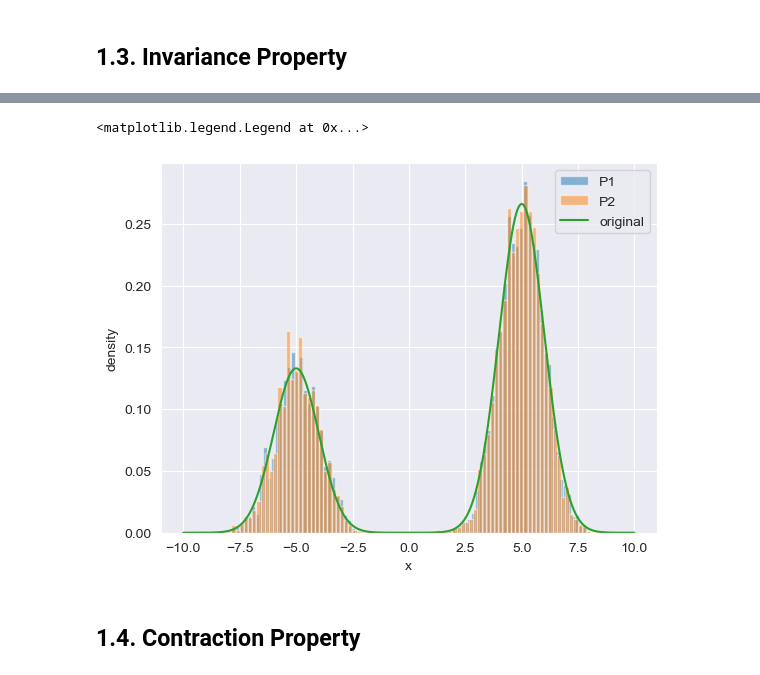
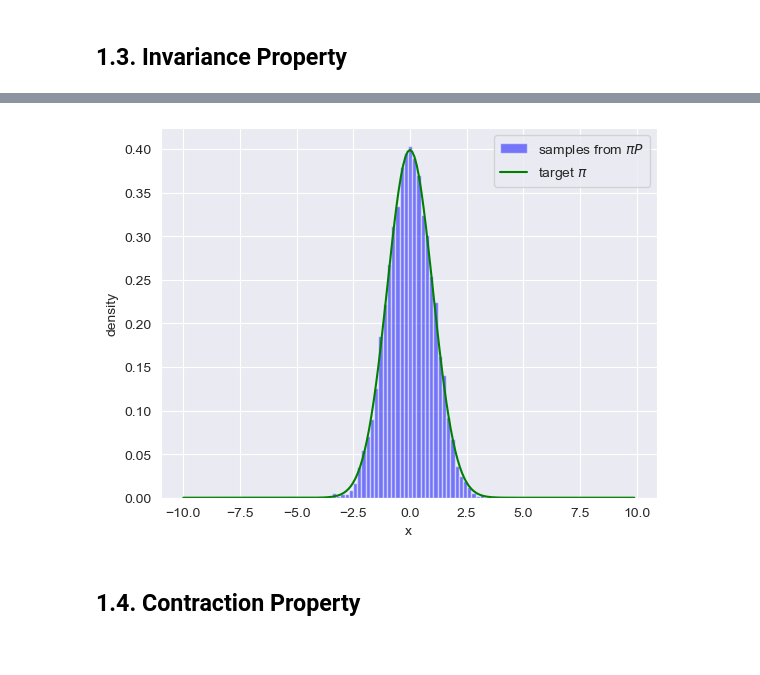
Before and after one commit to savelovme/adaptive-mcmc, a Jupyter notebook: python/asumptions-check.ipynb, the cells around one changed output, grey strips where cells are left out. Cells and saved outputs as stored; diff of their text form; code cells hidden in the pictures.

```diff
--- a/python/asumptions-check.ipynb
+++ b/python/asumptions-check.ipynb
@@ -33 +31,8 @@ kernel = AMH(potential_fn=potential_fn)
+# %%
+def get_adapt_state(cov_matrix):
+    return AMHAdaptState(
+        mean=jnp.array([0]),
+        covariance=cov_matrix,
+        log_step_size=jnp.array(0)
+    )
 # %%
@@ -57,5 +80,8 @@ plt.legend()
 # %% [markdown]
 ## 1.2. Sampling from $P(x, \cdot)$
+# %%
+rng_key = random.PRNGKey(0)
+X = jnp.arange(-10, 10, 0.1).reshape(-1, 1)
 # %%
 %%time
 
@@ -96,0 +154,15 @@ ax2.legend(loc="lower right")
+# %%
+x = X.squeeze()
+dP1x = P1x - X
+
+dP1x_mean = dP1x.mean(axis=1)
+dP1x_acc_mean = dP1x.mean(axis=1, where=(dP1x != 0.0))
+P1x_lower = jnp.quantile(dP1x, 0.05, axis=1)
+P1x_upper = jnp.quantile(dP1x, 0.95, axis=1)
+
+# dP2x = P2x - X
+# dP2x_mean = dP2x.mean(axis=1)
+# dP2x_acc_mean = dP1x.mean(axis=1, where=(dP2x != 0.0))
+# P2x_lower = jnp.quantile(dP2x, 0.05, axis=1)
+# P2x_upper = jnp.quantile(dP2x, 0.95, axis=1)
+# P2x_lower, P2x_upper = hpdi(dP2x , prob=0.99, axis=1).reshape(2, -1)
@@ -100,8 +196,8 @@ ax2.legend(loc="lower right")
 %%time
 
 k1, k2, ks = random.split(random.PRNGKey(0), 3)
-dist_samples = mixture.sample(ks, sample_shape=(1000,))
+dist_samples = normal_dist.sample(ks, sample_shape=(1000,1))
 
-P1pi = sample_Px(k1, kernel, dist_samples, s1, n_samples=1000).flatten()
-P2pi = sample_Px(k2, kernel, dist_samples, s2, n_samples=1000).flatten()
+P1pi = kernel.sample_Pnx(k1, dist_samples, s1, n_samples=1000).flatten()
+# P2pi = sample_Px(k2, kernel, dist_samples, s2, n_samples=1000).flatten()
 # %% [output]
@@ -110,12 +206,12 @@ Wall time: 3.13 s
 # %%
-plt.hist(P1pi, bins=100, density=True, alpha=0.5, label="P1")
-plt.hist(P2pi, bins=100, density=True, alpha=0.5, label="P2")
-plt.plot(x, jnp.exp(mixture.log_prob(x)), label="original")
+plt.hist(P1pi, bins=50, density=True, alpha=0.5, color="blue", label=r"samples from $\pi P$")
+# plt.hist(P2pi, bins=50, density=True, alpha=0.5, label=r"samples from $\pi P_2$")
+plt.plot(x, jnp.exp(normal_dist.log_prob(x)), color="green", label=r"target $\pi$")
 plt.xlabel("x")
 plt.ylabel("density")
 plt.legend()
+# plt.savefig(svg_dir + "univariate-invariance.svg", format="svg")
 # %% [output]
-<matplotlib.legend.Legend at 0x...>
-[figure, old version]
+[figure, new version]
 # %% [markdown]
 ## 1.4. Contraction Property
```
Also changed, not shown: parts of 71 cells of this notebook, 16 other files.
